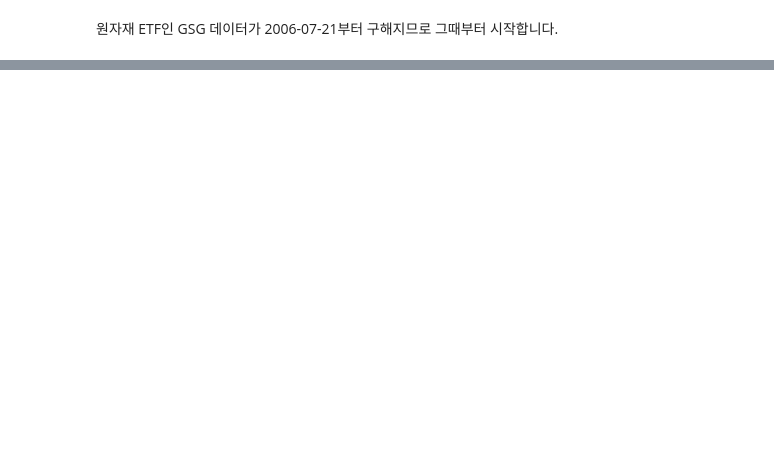
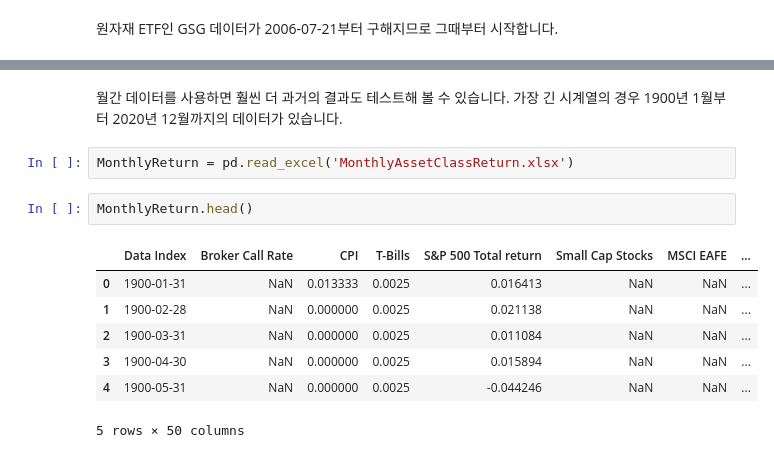
Before and after one commit to JacobJinwonLee/SampleAssetAllocation, a Jupyter notebook: AllSeasons/AssetAllocation_AllSeasons.ipynb, the cells around one changed output, grey strips where cells are left out. Drawn from its saved outputs; the diff is of its cells as text; blank space fills up the shorter version.

```diff
--- a/AllSeasons/AssetAllocation_AllSeasons.ipynb
+++ b/AllSeasons/AssetAllocation_AllSeasons.ipynb
@@ -114,0 +202,14 @@ Win Year %                 75.0%
+# %% [markdown]
+월간 데이터를 사용하면 훨씬 더 과거의 결과도 테스트해 볼 수 있습니다. 가장 긴 시계열의 경우 1900년 1월부터 2020년 12월까지의 데이터가 있습니다.
+# %%
+MonthlyReturn = pd.read_excel('MonthlyAssetClassReturn.xlsx')
+# %%
+MonthlyReturn.head()
+# %% [output]
+|  | Data Index | Broker Call Rate | CPI | T-Bills | S&P 500 Total return | Small Cap Stocks | MSCI EAFE | ... |
+| 0 | 1900-01-31 | NaN | 0.013333 | 0.0025 | 0.016413 | NaN | NaN | ... |
+| 1 | 1900-02-28 | NaN | 0.000000 | 0.0025 | 0.021138 | NaN | NaN | ... |
+| 2 | 1900-03-31 | NaN | 0.000000 | 0.0025 | 0.011084 | NaN | NaN | ... |
+| 3 | 1900-04-30 | NaN | 0.000000 | 0.0025 | 0.015894 | NaN | NaN | ... |
+| 4 | 1900-05-31 | NaN | 0.000000 | 0.0025 | -0.044246 | NaN | NaN | ... |
+5 rows × 50 columns
```
Also changed, not shown: parts of 31 cells of this notebook.
